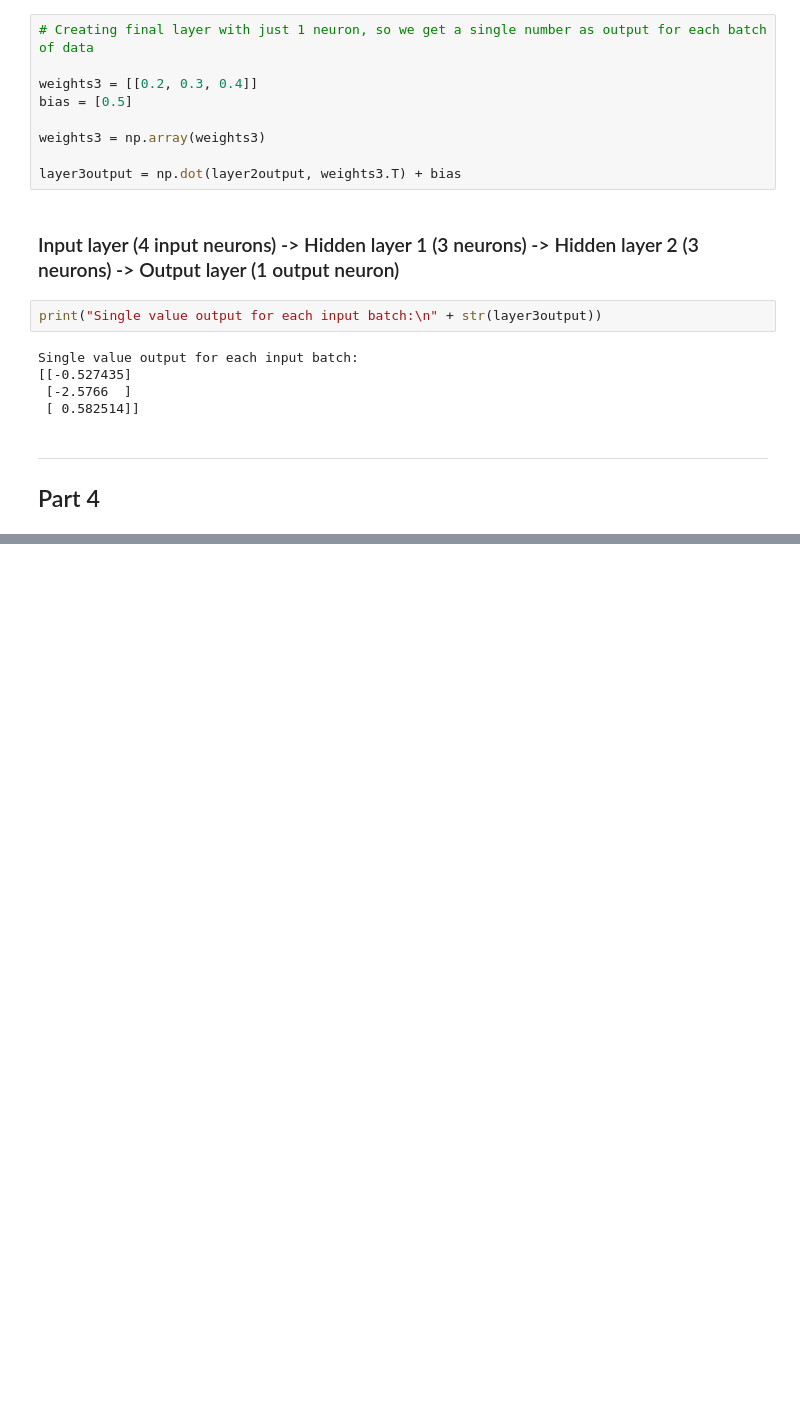
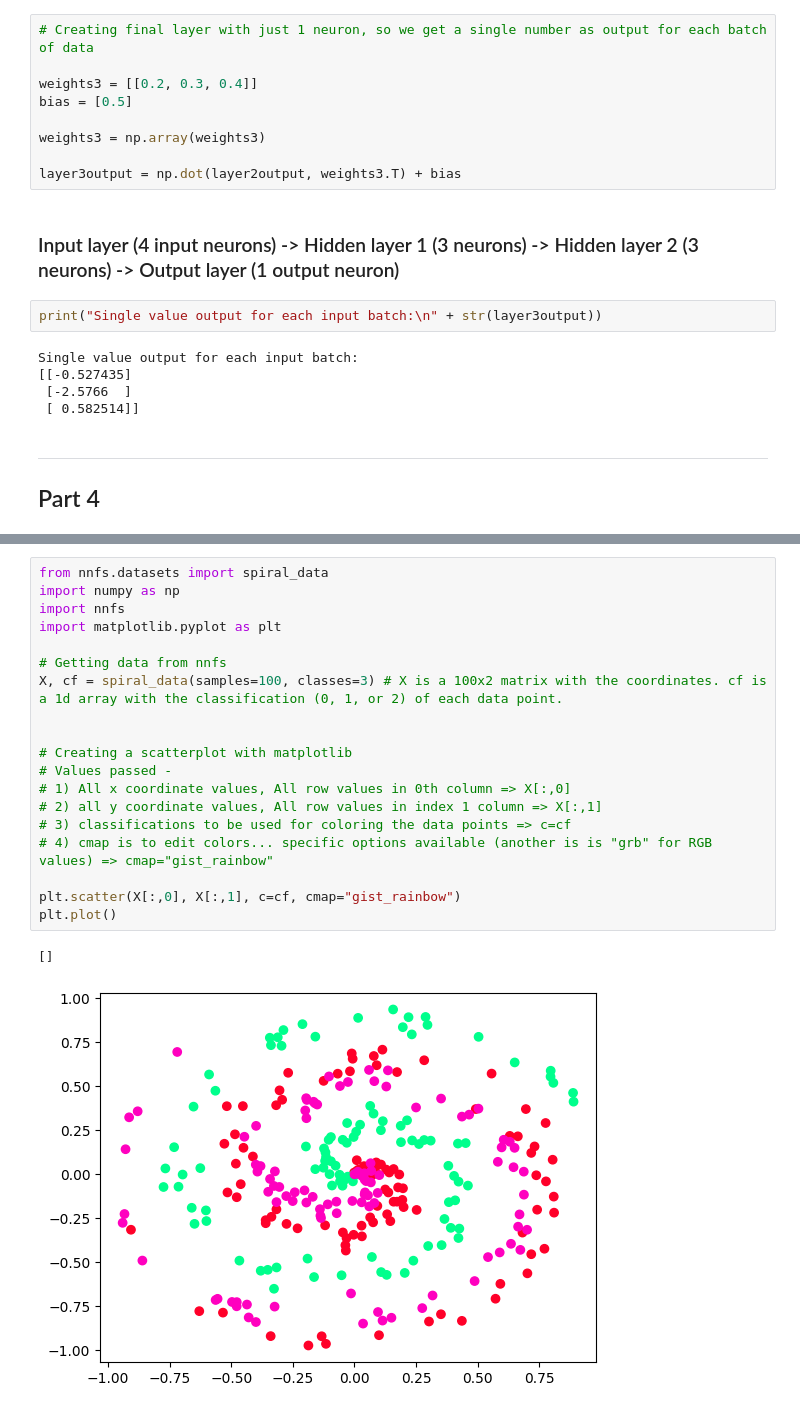
Before and after one commit to IshaanChamoli/NeuralNet, a Jupyter notebook: NeuralNet.ipynb, the cells around one changed output, grey strips where cells are left out. Cells and saved outputs as stored; diff of their text form; blank space fills up the shorter version.

```diff
--- a/NeuralNet.ipynb
+++ b/NeuralNet.ipynb
@@ -200,0 +222,22 @@ Single value output for each input batch:
+# %%
+from nnfs.datasets import spiral_data
+import numpy as np
+import nnfs
+import matplotlib.pyplot as plt
+
+# Getting data from nnfs
+X, cf = spiral_data(samples=100, classes=3) # X is a 100x2 matrix with the coordinates. cf is a 1d array with the classification (0, 1, or 2) of each data point.
+
+
+# Creating a scatterplot with matplotlib
+# Values passed -
+# 1) All x coordinate values, All row values in 0th column => X[:,0]
+# 2) all y coordinate values, All row values in index 1 column => X[:,1]
+# 3) classifications to be used for coloring the data points => c=cf
+# 4) cmap is to edit colors... specific options available (another is is "grb" for RGB values) => cmap="gist_rainbow"
+
+plt.scatter(X[:,0], X[:,1], c=cf, cmap="gist_rainbow")
+plt.plot()
+# %% [output]
+[]
+[figure, added]
```
Also changed, not shown: parts of 5 cells of this notebook.
